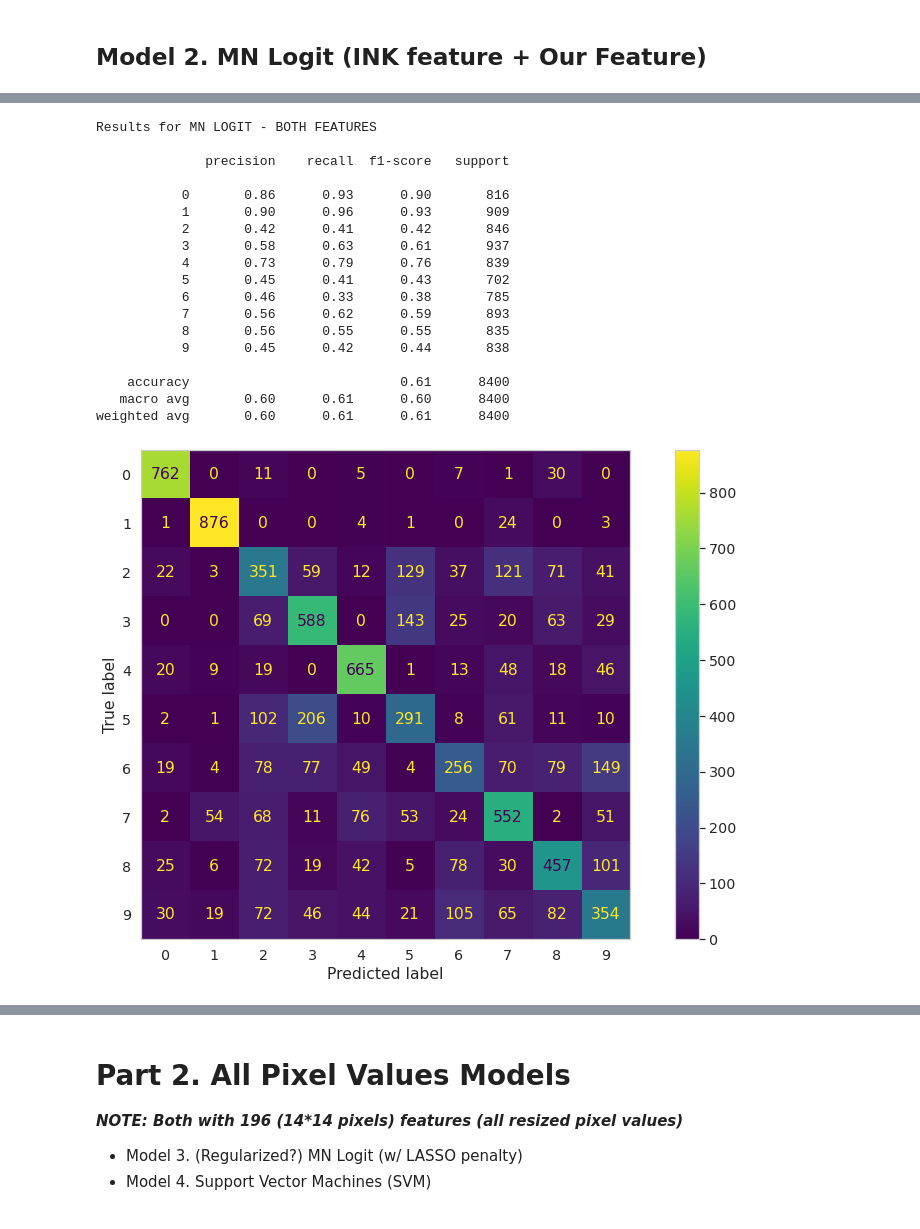
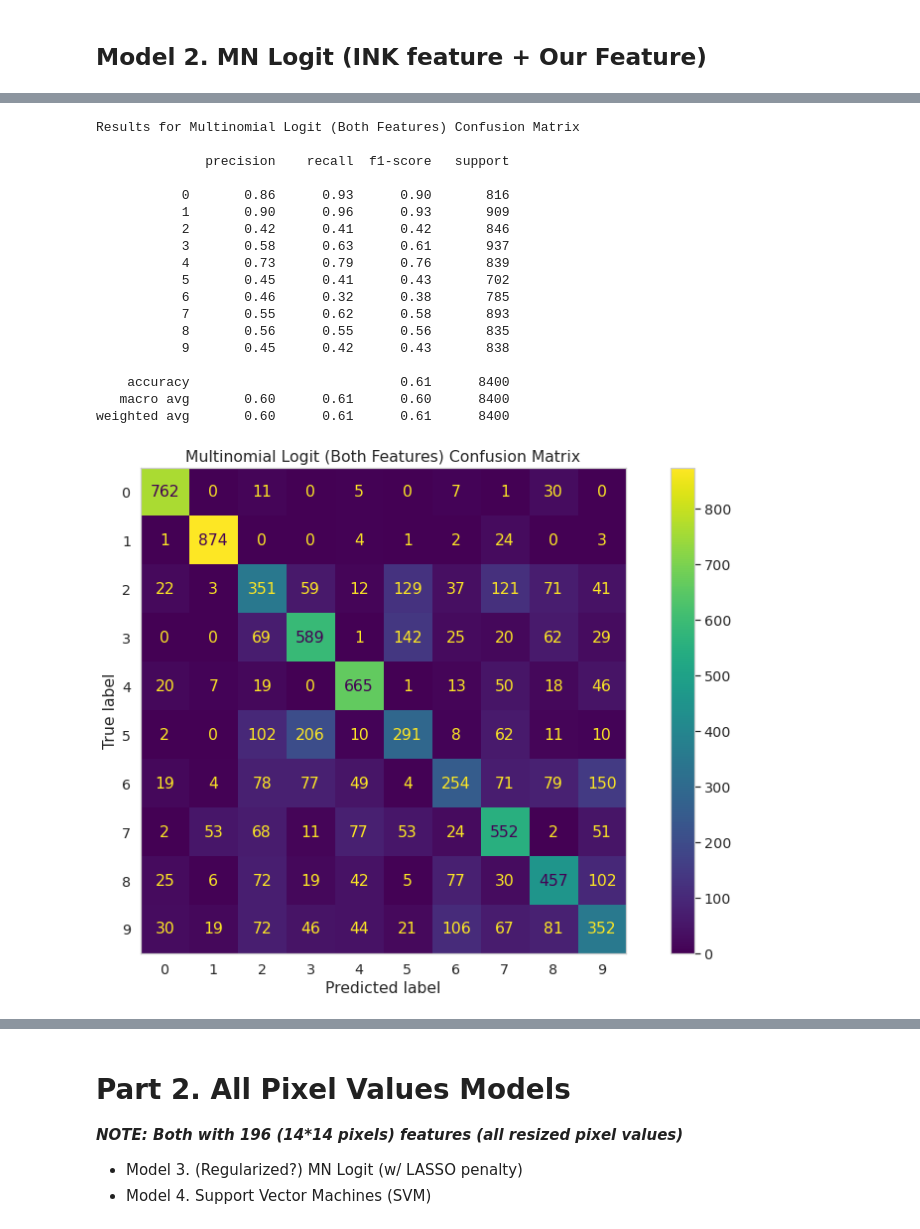
Before and after one commit to gusluchetti/uu-pattern-recognition, a Jupyter notebook: main.ipynb, the cells around one changed output, grey strips where cells are left out. Saved outputs shown, nothing was run; the diff lists cells and outputs as text; code cells hidden in the pictures.

Commit message:
feat: new plots

```diff
--- a/main.ipynb
+++ b/main.ipynb
@@ -226,6 +341,7 @@ def show_results(filename, y_test, y_pred):
     cm = confusion_matrix(y_test, y_pred, labels=scaled_logit.classes_)
     disp = ConfusionMatrixDisplay(confusion_matrix=cm, display_labels=scaled_logit.classes_)
     disp.plot()
+    plt.title(filename)
     plt.grid(visible=None)
     plt.show()
     # TODO: how to save this as pic?
@@ -284,20 +397,2 @@ weighted avg       0.14      0.23      0.16      8400
 # %% [markdown]
 ## Model 2. MN Logit (INK feature + Our Feature)
-# %%
-df_lines["ink"] = ink
-l2f_features = df_lines
-l2f_train, l2f_test, y_l2f_train, y_l2f_test = train_test_split(l2f_features, labels,
-                                                    random_state=42,
-                                                    test_size=0.2)
-
-# this pipeline logic is so we don´t leak data from the test set into the training set
-scaled_logit = make_pipeline(
-    StandardScaler(),
-    LogisticRegression(C=0.5, max_iter=2000, penalty='l1', solver='saga')
-)
-start_t2 = perf_counter()
-scaled_logit.fit(l2f_train, y_l2f_train)  # apply scaling on training data
-scaled_logit.score(l2f_test, y_l2f_test)
-end_t2 = perf_counter()
-print(f"Took {end_t2-start_t2:.2f} seconds to train 2nd LOGIT model (both features)")
-y_l2f_pred = scaled_logit.predict(l2f_test)
@@ -305,0 +399,15 @@ Took 106.11 seconds to train 2nd LOGIT model (both features)
+# %%
+df_line_ink = df_lines.copy()
+df_line_ink["ink"] = ink
+l2f_train, l2f_test, y_l2f_train, y_l2f_test = train_test_split(df_line_ink, labels,
+                                                    random_state=42,
+                                                    test_size=0.2)
+
+# this pipeline logic is so we don´t leak data from the test set into the training set
+scaled_logit = make_pipeline(StandardScaler(), LogisticRegression(max_iter=1000))
+start_t2 = perf_counter()
+scaled_logit.fit(l2f_train, y_l2f_train)  # apply scaling on training data
+scaled_logit.score(l2f_test, y_l2f_test)
+end_t2 = perf_counter()
+print(f"Took {end_t2-start_t2:.2f} seconds to train 2nd LOGIT model (both features)")
+y_l2f_pred = scaled_logit.predict(l2f_test)
@@ -306,22 +416,22 @@ Took 106.11 seconds to train 2nd LOGIT model (both features)
 # %%
-show_results("MN LOGIT - BOTH FEATURES", y_l2f_test, y_l2f_pred)
+show_results("Multinomial Logit (Both Features) Confusion Matrix", y_l2f_test, y_l2f_pred)
 # %% [output]
-Results for MN LOGIT - BOTH FEATURES
+Results for Multinomial Logit (Both Features) Confusion Matrix
 
               precision    recall  f1-score   support
 
            0       0.86      0.93      0.90       816
            1       0.90      0.96      0.93       909
            2       0.42      0.41      0.42       846
            3       0.58      0.63      0.61       937
            4       0.73      0.79      0.76       839
            5       0.45      0.41      0.43       702
-           6       0.46      0.33      0.38       785
-           7       0.56      0.62      0.59       893
-           8       0.56      0.55      0.55       835
-           9       0.45      0.42      0.44       838
+           6       0.46      0.32      0.38       785
+           7       0.55      0.62      0.58       893
+           8       0.56      0.55      0.56       835
+           9       0.45      0.42      0.43       838
 
     accuracy                           0.61      8400
    macro avg       0.60      0.61      0.60      8400
 weighted avg       0.60      0.61      0.61      8400
-[figure, old version]
+[figure, new version]
```
Also changed, not shown: parts of 23 cells of this notebook, 1 other file.
